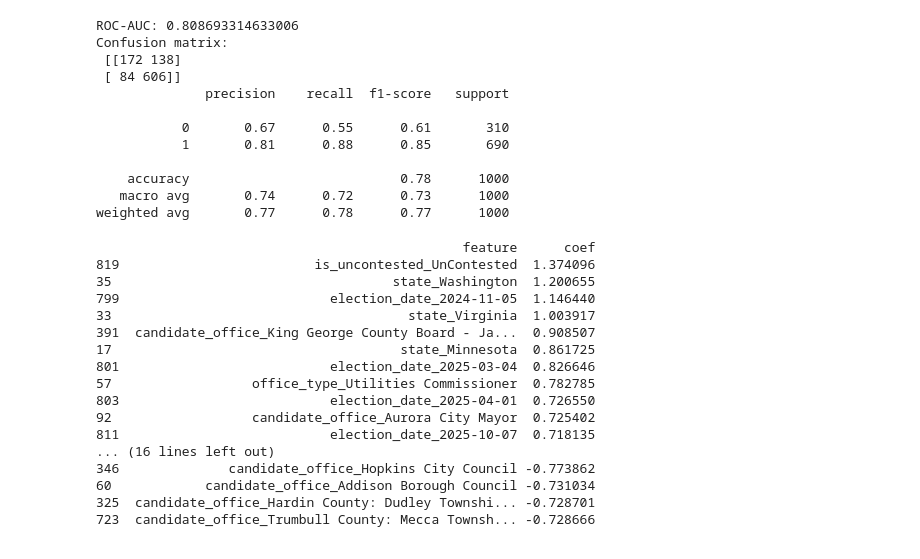
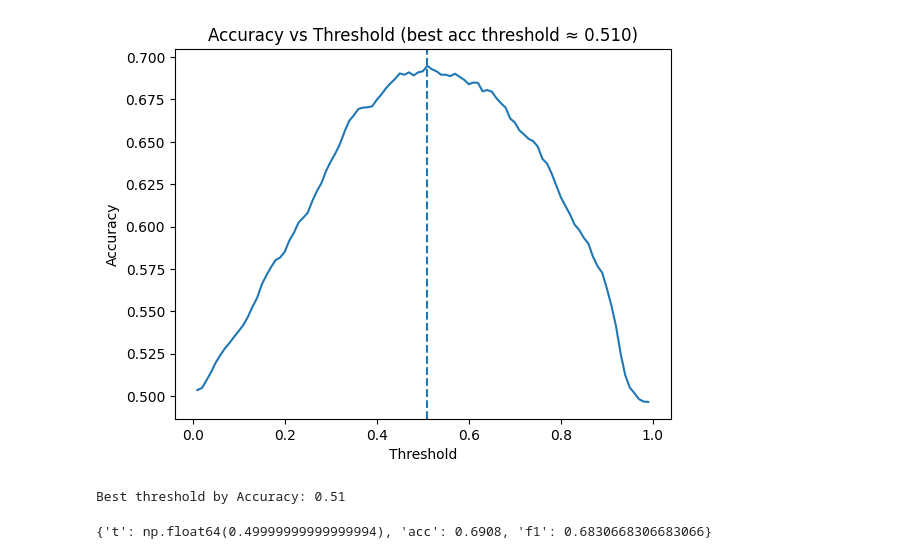
Before and after one commit to myschne/GoodParty, a Jupyter notebook: mayaplayground.ipynb, the cells around one changed output. Drawn from its saved outputs; the diff is of its cells as text; code cells hidden in the pictures.

```diff
--- a/mayaplayground.ipynb
+++ b/mayaplayground.ipynb
@@ -83,46 +349,41 @@ Pipeline(steps=[('preprocess',
 # %%
-# predict on test
-proba = clf.predict_proba(X_test)[:, 1]
+# -----------------------------
+# 2) Accuracy vs threshold (grid search) + plot
+# -----------------------------
+grid = np.linspace(0.01, 0.99, 99)
+accs = []
+f1_grid = []
 
-# hard rule: uncontested => proba=1
-mask = X_test["is_uncontested"].astype(bool)
-proba = np.where(mask, 1.0, proba)
+for t in grid:
+    pred = (proba_all >= t).astype(int)
+    accs.append(accuracy_score(y_all, pred))
+    f1_grid.append(f1_score(y_all, pred))
 
-pred = (proba >= 0.5).astype(int)
+best_t_acc = grid[int(np.argmax(accs))]
 
-# evaluation
-print("ROC-AUC:", roc_auc_score(y_test, proba))
-print("Confusion matrix:\n", confusion_matrix(y_test, pred))
-print(classification_report(y_test, pred))
+plt.figure()
+plt.plot(grid, accs)
+plt.axvline(best_t_acc, linestyle="--")
+plt.xlabel("Threshold")
+plt.ylabel("Accuracy")
+plt.title(f"Accuracy vs Threshold (best acc threshold ≈ {best_t_acc:.3f})")
+plt.show()
+
+print("Best threshold by Accuracy:", best_t_acc)
 # %% [output]
+[figure, added]
-ROC-AUC: 0.808693314633006
-Confusion matrix:
- [[172 138]
- [ 84 606]]
-              precision    recall  f1-score   support
-
-           0       0.67      0.55      0.61       310
-           1       0.81      0.88      0.85       690
-
-    accuracy                           0.78      1000
-   macro avg       0.74      0.72      0.73      1000
-weighted avg       0.77      0.78      0.77      1000
+Best threshold by Accuracy: 0.51
 # %%
+thresholds = np.linspace(0.05, 0.95, 19)
+best = None
+
+for t in thresholds:
+    pred = (proba_all >= t).astype(int)
+    acc = accuracy_score(y_all, pred)
+    f1  = f1_score(y_all, pred)
+    if best is None or acc > best["acc"]:
+        best = {"t": t, "acc": acc, "f1": f1}
+
+best
 # %% [output]
-                                               feature      coef
-819                         is_uncontested_UnContested  1.374096
-35                                    state_Washington  1.200655
-799                           election_date_2024-11-05  1.146440
-33                                      state_Virginia  1.003917
-391  candidate_office_King George County Board - Ja...  0.908507
-17                                     state_Minnesota  0.861725
-801                           election_date_2025-03-04  0.826646
-57                  office_type_Utilities Commissioner  0.782785
-803                           election_date_2025-04-01  0.726550
-92                  candidate_office_Aurora City Mayor  0.725402
-811                           election_date_2025-10-07  0.718135
-... (16 lines left out)
-346              candidate_office_Hopkins City Council -0.773862
-60            candidate_office_Addison Borough Council -0.731034
-325  candidate_office_Hardin County: Dudley Townshi... -0.728701
-723  candidate_office_Trumbull County: Mecca Townsh... -0.728666
+{'t': np.float64(0.49999999999999994), 'acc': 0.6908, 'f1': 0.6830668306683066}
```
Also changed, not shown: parts of 12 cells of this notebook, 1 other file.
